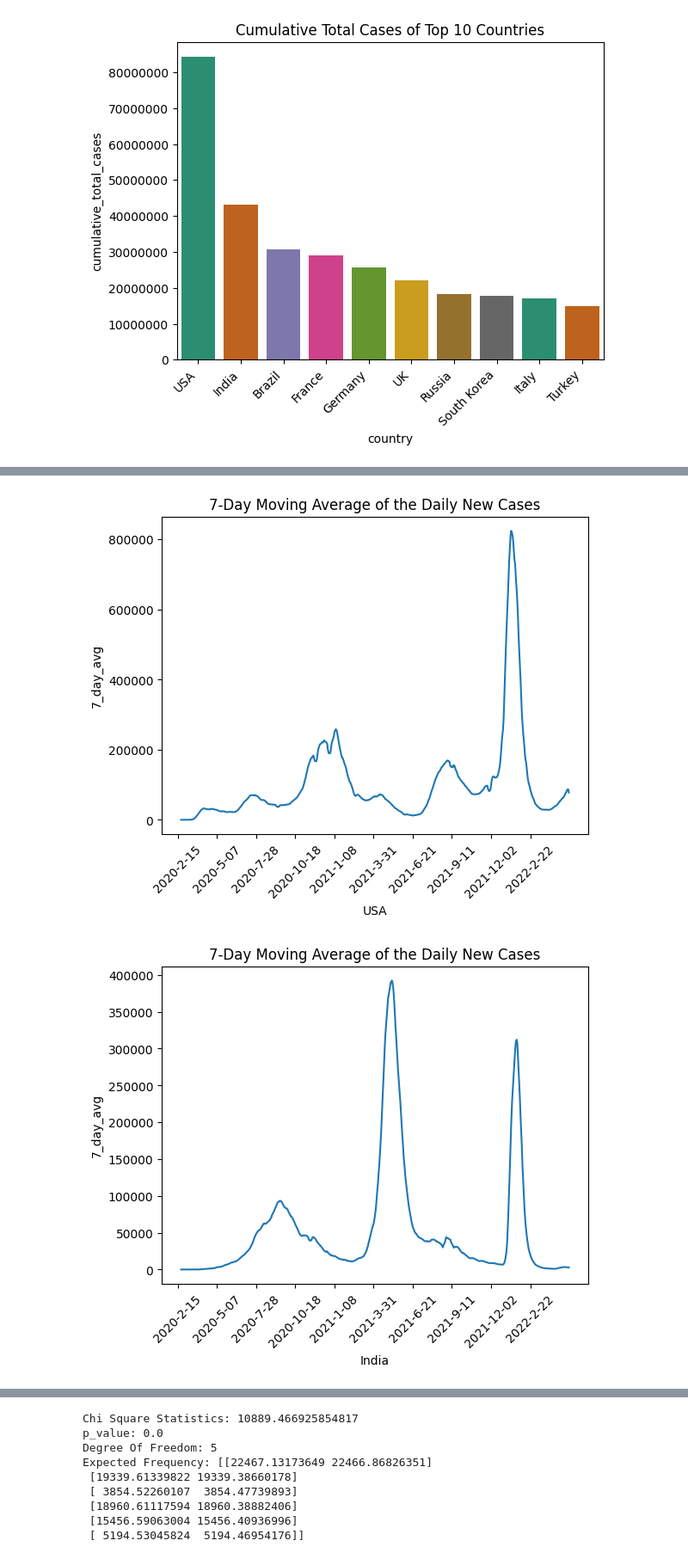
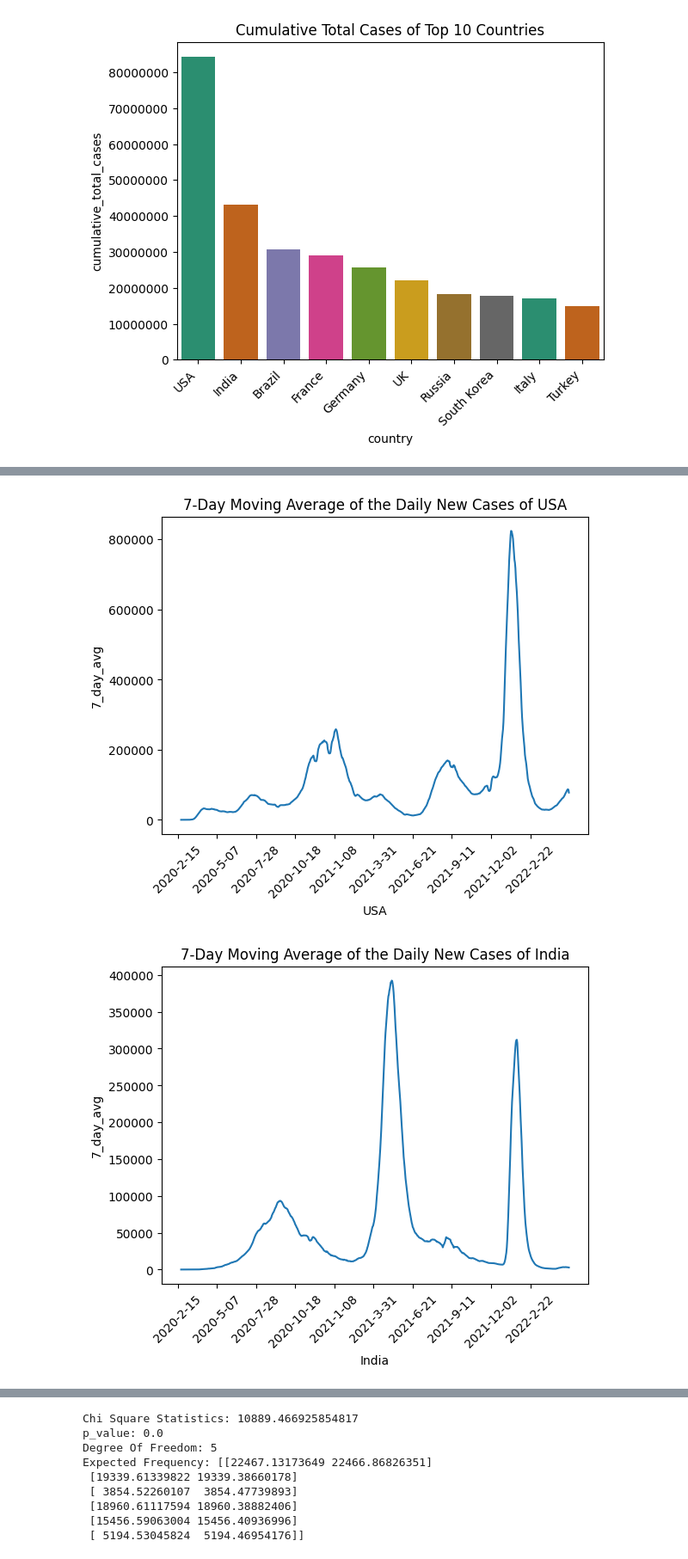
Before and after one commit to tajwinder-singh/covid-19-statistical-analysis, a Jupyter notebook: COVID19_Statistical_Analysis.ipynb, the cells around one changed output, grey strips where cells are left out. Shown: that part at 86% size. Saved outputs shown, nothing was run; the diff lists cells and outputs as text; code cells hidden in the pictures.

```diff
--- a/COVID19_Statistical_Analysis.ipynb
+++ b/COVID19_Statistical_Analysis.ipynb
@@ -252,18 +252,18 @@ merge_df['7_day_avg'] = merge_df.groupby('country')['daily_new_cases'].transform
 # %%
 for country in ['USA', 'India', 'Brazil']:    # Selecting top 3 countries
 
     country_df = merge_df[merge_df['country'] == country]
     dates = country_df['date'].unique()  # selecting the unique dates
 
     step_size = len(dates) // 10  # getting 10 dates
-    plt.plot(country_df['date'],country_df['7_day_avg'])  # plotting the line plot of country date and country 7-day-avg
+    plt.plot(country_df['date'],country_df['7_day_avg'])  # plotting the line plot of country's date and country's 7-day-avg
     plt.xlabel(country)
     plt.ylabel('7_day_avg')
-    plt.title('7-Day Moving Average of the Daily New Cases')
+    plt.title("7-Day Moving Average of the Daily New Cases of {}".format(country))
 
     plt.xticks(dates[::step_size],rotation = 45)  # selecting the step size on the basis of unique dates
 
     plt.show()
 # %% [output]
-[figure, old version]
+[figure, new version]
-[figure, old version]
+[figure, new version]
```
Also changed, not shown: parts of 24 cells of this notebook.
